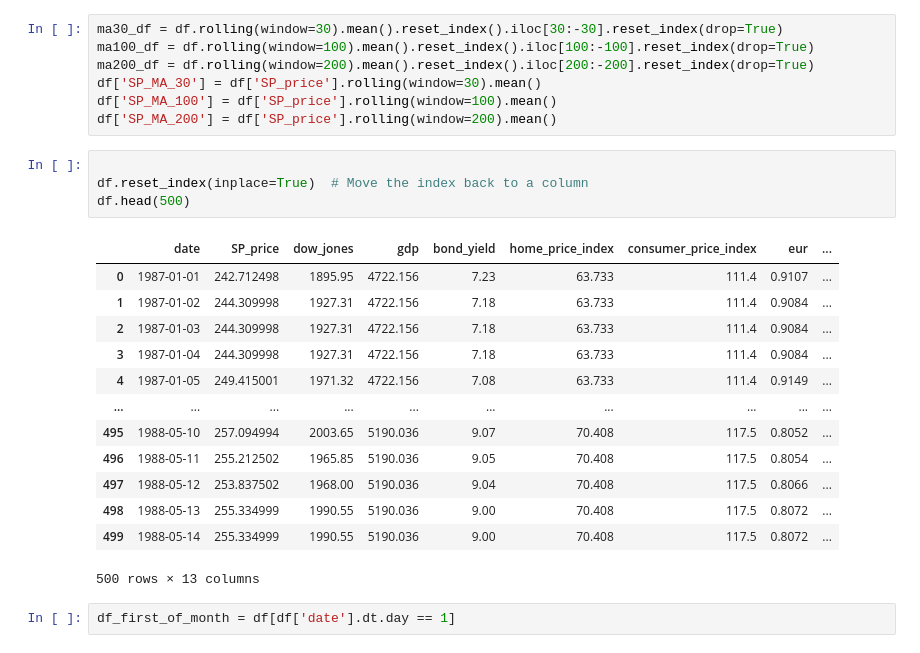
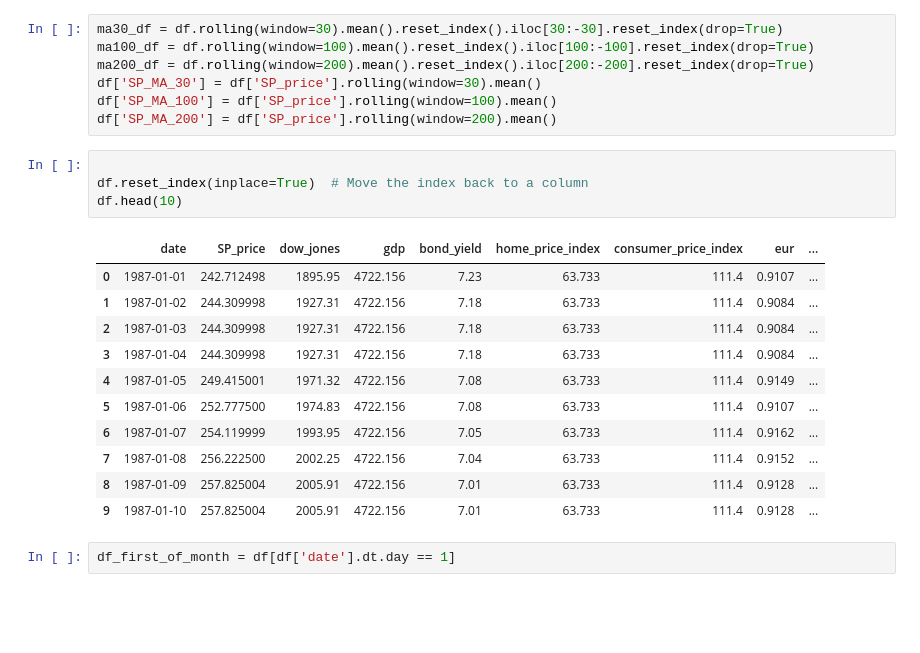
Before and after one commit to cocorowachi/CSC2621_SandP_Prediction, a Jupyter notebook: Data Process.ipynb, the cells around one changed output. Saved outputs shown, nothing was run; the diff lists cells and outputs as text; blank space fills up the shorter version.

```diff
--- a/Data Process.ipynb
+++ b/Data Process.ipynb
@@ -105,21 +105,19 @@ df['SP_MA_200'] = df['SP_price'].rolling(window=200).mean()
 # %%
 
 df.reset_index(inplace=True)  # Move the index back to a column
-df.head(500)
+df.head(10)
 # %% [output]
 |  | date | SP_price | dow_jones | gdp | bond_yield | home_price_index | consumer_price_index | eur | ... |
 | 0 | 1987-01-01 | 242.712498 | 1895.95 | 4722.156 | 7.23 | 63.733 | 111.4 | 0.9107 | ... |
 | 1 | 1987-01-02 | 244.309998 | 1927.31 | 4722.156 | 7.18 | 63.733 | 111.4 | 0.9084 | ... |
 | 2 | 1987-01-03 | 244.309998 | 1927.31 | 4722.156 | 7.18 | 63.733 | 111.4 | 0.9084 | ... |
 | 3 | 1987-01-04 | 244.309998 | 1927.31 | 4722.156 | 7.18 | 63.733 | 111.4 | 0.9084 | ... |
 | 4 | 1987-01-05 | 249.415001 | 1971.32 | 4722.156 | 7.08 | 63.733 | 111.4 | 0.9149 | ... |
-| ... | ... | ... | ... | ... | ... | ... | ... | ... | ... |
-| 495 | 1988-05-10 | 257.094994 | 2003.65 | 5190.036 | 9.07 | 70.408 | 117.5 | 0.8052 | ... |
-| 496 | 1988-05-11 | 255.212502 | 1965.85 | 5190.036 | 9.05 | 70.408 | 117.5 | 0.8054 | ... |
-| 497 | 1988-05-12 | 253.837502 | 1968.00 | 5190.036 | 9.04 | 70.408 | 117.5 | 0.8066 | ... |
-| 498 | 1988-05-13 | 255.334999 | 1990.55 | 5190.036 | 9.00 | 70.408 | 117.5 | 0.8072 | ... |
-| 499 | 1988-05-14 | 255.334999 | 1990.55 | 5190.036 | 9.00 | 70.408 | 117.5 | 0.8072 | ... |
+| 5 | 1987-01-06 | 252.777500 | 1974.83 | 4722.156 | 7.08 | 63.733 | 111.4 | 0.9107 | ... |
+| 6 | 1987-01-07 | 254.119999 | 1993.95 | 4722.156 | 7.05 | 63.733 | 111.4 | 0.9162 | ... |
+| 7 | 1987-01-08 | 256.222500 | 2002.25 | 4722.156 | 7.04 | 63.733 | 111.4 | 0.9152 | ... |
+| 8 | 1987-01-09 | 257.825004 | 2005.91 | 4722.156 | 7.01 | 63.733 | 111.4 | 0.9128 | ... |
+| 9 | 1987-01-10 | 257.825004 | 2005.91 | 4722.156 | 7.01 | 63.733 | 111.4 | 0.9128 | ... |
-500 rows × 13 columns
 # %%
 df_first_of_month = df[df['date'].dt.day == 1]
 # %% [markdown]
```
Also changed, not shown: parts of 16 cells of this notebook, 1 other file.
